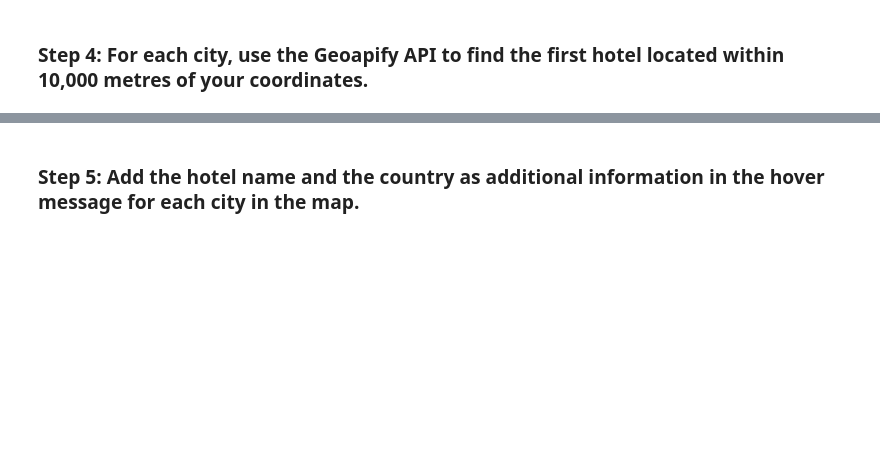
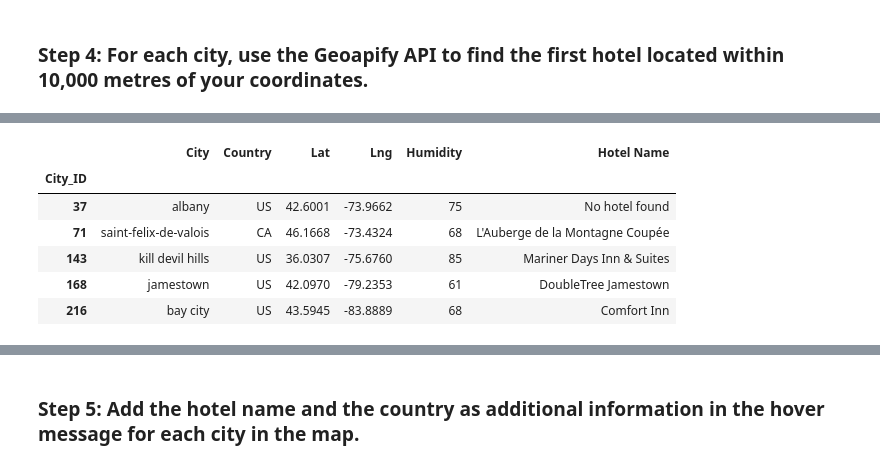
Before and after one commit to aparajita-code/python-api-challenge, a Jupyter notebook: WeatherPy/VacationPy.ipynb, the cells around one changed output, grey strips where cells are left out. Cells and saved outputs as stored; diff of their text form; code cells hidden in the pictures; blank space fills up the shorter version.

```diff
--- a/WeatherPy/VacationPy.ipynb
+++ b/WeatherPy/VacationPy.ipynb
@@ -201,53 +97,46 @@ Name: Lat, dtype: float64
 # %% [markdown]
 ### Step 4: For each city, use the Geoapify API to find the first hotel located within 10,000 metres of your coordinates.
 # %%
+# Set parameters to search for a hotel
+radius = 10000
+params = {'categories':'accommodation.hotel',\
+         'filter':'',\
+         'bias':'',\
+         'apiKey':geoapify_key,\
+         'limit':1}
 
+# Print a message to follow up the hotel search
+print("Starting hotel search")
 
-import json
-from api_keys import geoapify_key
+# Iterate through the hotel_df DataFrame
+for index, row in hotel_df.iterrows():
+    # get latitude, longitude from the DataFrame
+    lon = row['Lng']
+    lat = row['Lat']
 
-# Set the geographical coordinates for Sydney, Australia
-latitude = 39.1763
-longitude = 8.9718
+    # Add filter and bias parameters with the current city's latitude and longitude to the params dictionary
+    params["filter"] = f'circle:{lon},{lat},{radius}'
+    params["bias"] = f'proximity:{lon},{lat}'
 
-# Set the parameters for the type of place
-categories = "accommodation.hotel"
+    # Set base URL
+    base_url = "https://api.geoapify.com/v2/places"
 
-radius = 10000
+    # Make and API request using the params dictionaty
+    name_address = requests.get(base_url, params=params)
 
-# Set the parameters for the type of search
-filters = f"circle:{longitude},{latitude},{radius}"
-bias = f"proximity:{longitude},{latitude}"
-limit = 1
+    # Convert the API response to JSON format
+    name_address = name_address.json()
 
-# set up a parameters dictionary
-params = {
-    "categories":categories,
-    "limit":limit,
-    "filter":filters,
-    "bias":bias,
-    "apiKey":geoapify_key
-}
+    # Grab the first hotel from the results and store the name in the hotel_df DataFrame
+    try:
+        hotel_df.loc[index, "Hotel Name"] = name_address["features"][0]["properties"]["name"]
+    except (KeyError, IndexError):
+#         # If no hotel is found, set the hotel name as "No hotel found".
+        hotel_df.loc[index, "Hotel Name"] = "No hotel found"
 
-# Set base URL
-base_url = "https://api.geoapify.com/v2/places"
+#     # Log the search results
+    print(f"{hotel_df.loc[index, 'City']} - nearest hotel: {hotel_df.loc[index, 'Hotel Name']}")
 
-# run a request using our params dictionary
-response = requests.get(base_url, params=params)
-# Convert the API response to JSON format
-name_address = response.json()
-
-
- # Grab the first hotel from the results and store the name in the hotel_df DataFrame
-#try:
-#        hotel_df.loc[index, "Hotel Name"] = name_address["features"][0]["properties"]["name"]
-#except (KeyError, IndexError):
-#        # If no hotel is found, set the hotel name as "No hotel found".
-#        hotel_df.loc[index, "Hotel Name"] = "No hotel found"
-
-    # Log the search results
-#print(f"{hotel_df.loc[index, 'City']} - nearest hotel: {hotel_df.loc[index, 'Hotel Name']}")
-
-# Display sample data
-#hotel_df
+# # Display sample data
+hotel_df.head()
 # %% [output]
@@ -254,0 +158,7 @@ NameError: name 'index' is not defined
+|  | City | Country | Lat | Lng | Humidity | Hotel Name |
+| City_ID |  |  |  |  |  |  |
+| 37 | albany | US | 42.6001 | -73.9662 | 75 | No hotel found |
+| 71 | saint-felix-de-valois | CA | 46.1668 | -73.4324 | 68 | L'Auberge de la Montagne Coupée |
+| 143 | kill devil hills | US | 36.0307 | -75.6760 | 85 | Mariner Days Inn & Suites |
+| 168 | jamestown | US | 42.0970 | -79.2353 | 61 | DoubleTree Jamestown |
+| 216 | bay city | US | 43.5945 | -83.8889 | 68 | Comfort Inn |
```
Also changed, not shown: parts of 14 cells of this notebook, 28 other files.
